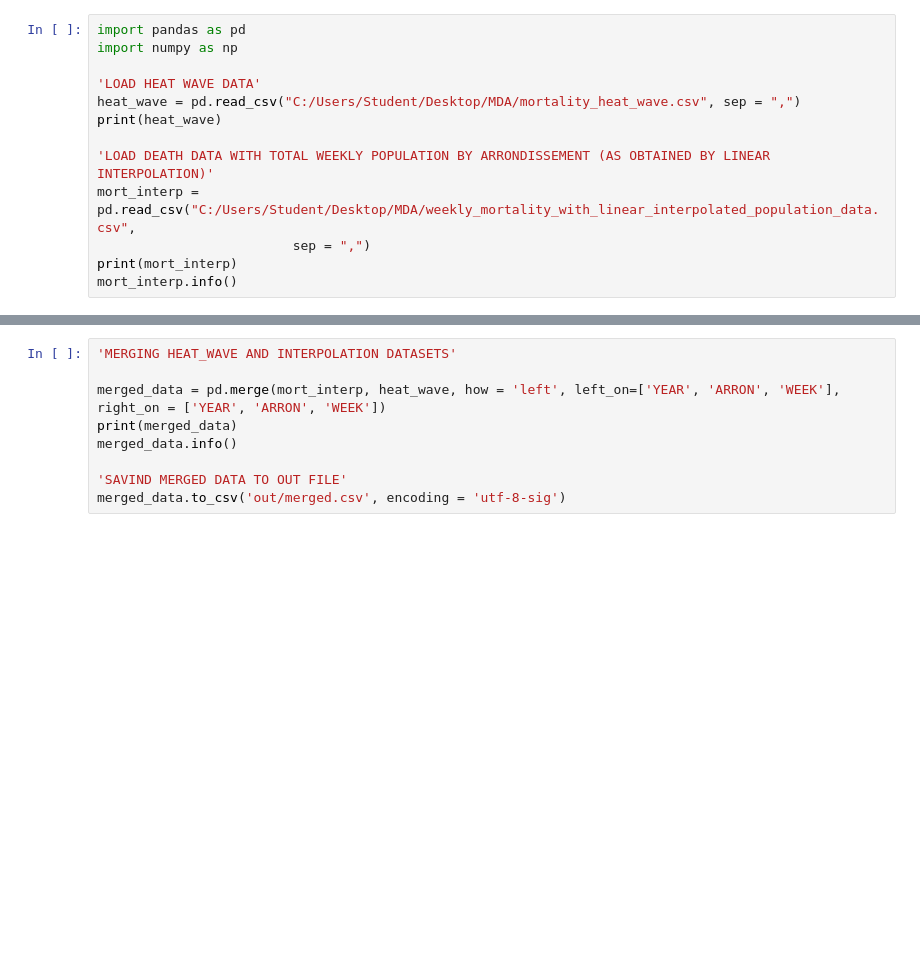
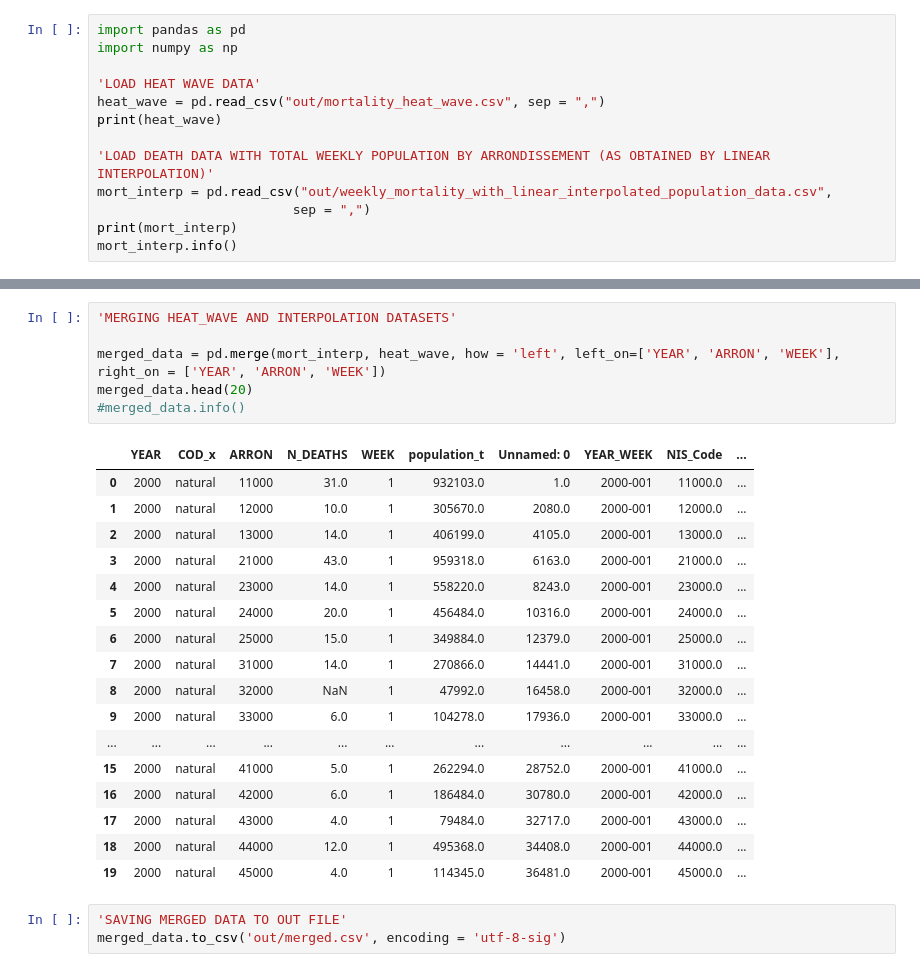
Before and after one commit to mariobecerra/mda_project, a Jupyter notebook: code/03_merge_mortality_population.ipynb, the cells around one changed output, grey strips where cells are left out. Cells and saved outputs as stored; diff of their text form; blank space fills up the shorter version.

```diff
--- a/code/03_merge_mortality_population.ipynb
+++ b/code/03_merge_mortality_population.ipynb
@@ -3,11 +7,11 @@ import pandas as pd
 import numpy as np
 
 'LOAD HEAT WAVE DATA'
-heat_wave = pd.read_csv("C:/Users/Student/Desktop/MDA/mortality_heat_wave.csv", sep = ",")
+heat_wave = pd.read_csv("out/mortality_heat_wave.csv", sep = ",")
 print(heat_wave)
 
 'LOAD DEATH DATA WITH TOTAL WEEKLY POPULATION BY ARRONDISSEMENT (AS OBTAINED BY LINEAR INTERPOLATION)'
-mort_interp = pd.read_csv("C:/Users/Student/Desktop/MDA/weekly_mortality_with_linear_interpolated_population_data.csv",
+mort_interp = pd.read_csv("out/weekly_mortality_with_linear_interpolated_population_data.csv",
                          sep = ",")
 print(mort_interp)
 mort_interp.info()
@@ -30,9 +80,27 @@ heat_wave.info()
 # %%
 'MERGING HEAT_WAVE AND INTERPOLATION DATASETS'
 
 merged_data = pd.merge(mort_interp, heat_wave, how = 'left', left_on=['YEAR', 'ARRON', 'WEEK'], right_on = ['YEAR', 'ARRON', 'WEEK'])
-print(merged_data)
-merged_data.info()
-
-'SAVIND MERGED DATA TO OUT FILE'
-merged_data.to_csv('out/merged.csv', encoding = 'utf-8-sig')
+merged_data.head(20)
+#merged_data.info()
+# %% [output]
+|  | YEAR | COD_x | ARRON | N_DEATHS | WEEK | population_t | Unnamed: 0 | YEAR_WEEK | NIS_Code | ... |
+| 0 | 2000 | natural | 11000 | 31.0 | 1 | 932103.0 | 1.0 | 2000-001 | 11000.0 | ... |
+| 1 | 2000 | natural | 12000 | 10.0 | 1 | 305670.0 | 2080.0 | 2000-001 | 12000.0 | ... |
+| 2 | 2000 | natural | 13000 | 14.0 | 1 | 406199.0 | 4105.0 | 2000-001 | 13000.0 | ... |
+| 3 | 2000 | natural | 21000 | 43.0 | 1 | 959318.0 | 6163.0 | 2000-001 | 21000.0 | ... |
+| 4 | 2000 | natural | 23000 | 14.0 | 1 | 558220.0 | 8243.0 | 2000-001 | 23000.0 | ... |
+| 5 | 2000 | natural | 24000 | 20.0 | 1 | 456484.0 | 10316.0 | 2000-001 | 24000.0 | ... |
+| 6 | 2000 | natural | 25000 | 15.0 | 1 | 349884.0 | 12379.0 | 2000-001 | 25000.0 | ... |
+| 7 | 2000 | natural | 31000 | 14.0 | 1 | 270866.0 | 14441.0 | 2000-001 | 31000.0 | ... |
+| 8 | 2000 | natural | 32000 | NaN | 1 | 47992.0 | 16458.0 | 2000-001 | 32000.0 | ... |
+| 9 | 2000 | natural | 33000 | 6.0 | 1 | 104278.0 | 17936.0 | 2000-001 | 33000.0 | ... |
+| ... | ... | ... | ... | ... | ... | ... | ... | ... | ... | ... |
+| 15 | 2000 | natural | 41000 | 5.0 | 1 | 262294.0 | 28752.0 | 2000-001 | 41000.0 | ... |
+| 16 | 2000 | natural | 42000 | 6.0 | 1 | 186484.0 | 30780.0 | 2000-001 | 42000.0 | ... |
+| 17 | 2000 | natural | 43000 | 4.0 | 1 | 79484.0 | 32717.0 | 2000-001 | 43000.0 | ... |
+| 18 | 2000 | natural | 44000 | 12.0 | 1 | 495368.0 | 34408.0 | 2000-001 | 44000.0 | ... |
+| 19 | 2000 | natural | 45000 | 4.0 | 1 | 114345.0 | 36481.0 | 2000-001 | 45000.0 | ... |
+# %%
+'SAVING MERGED DATA TO OUT FILE'
+merged_data.to_csv('out/merged.csv', encoding = 'utf-8-sig')
```
Also changed, not shown: parts of 4 cells of this notebook, 3 other files.
